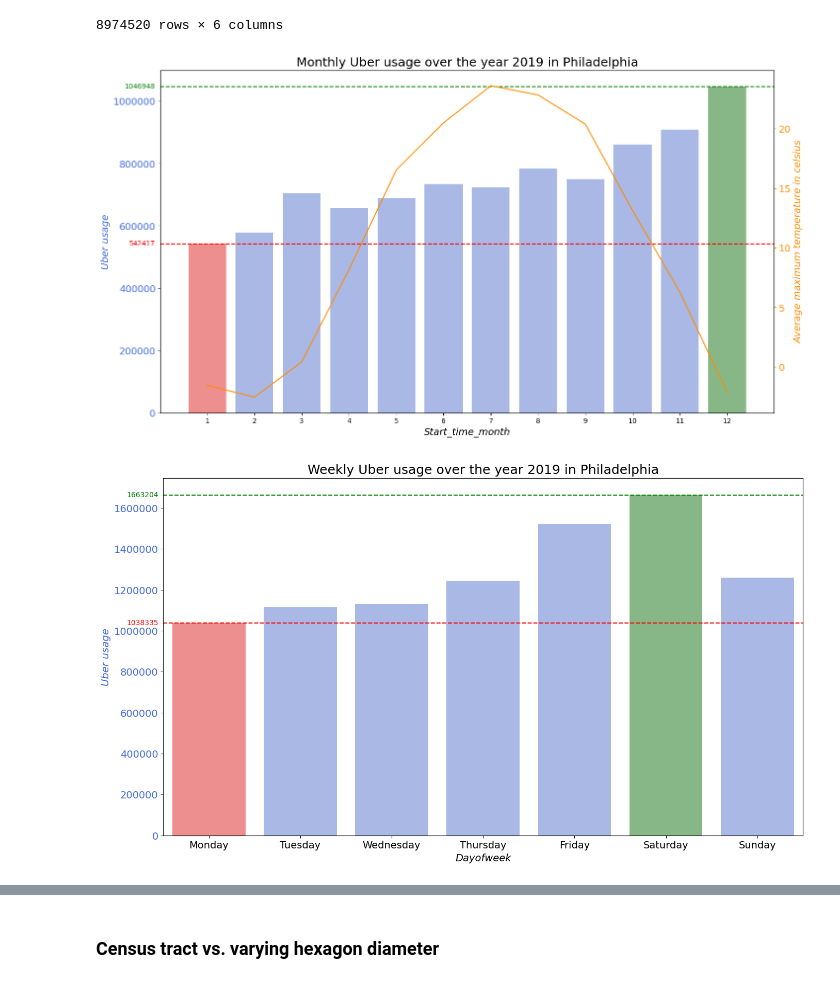
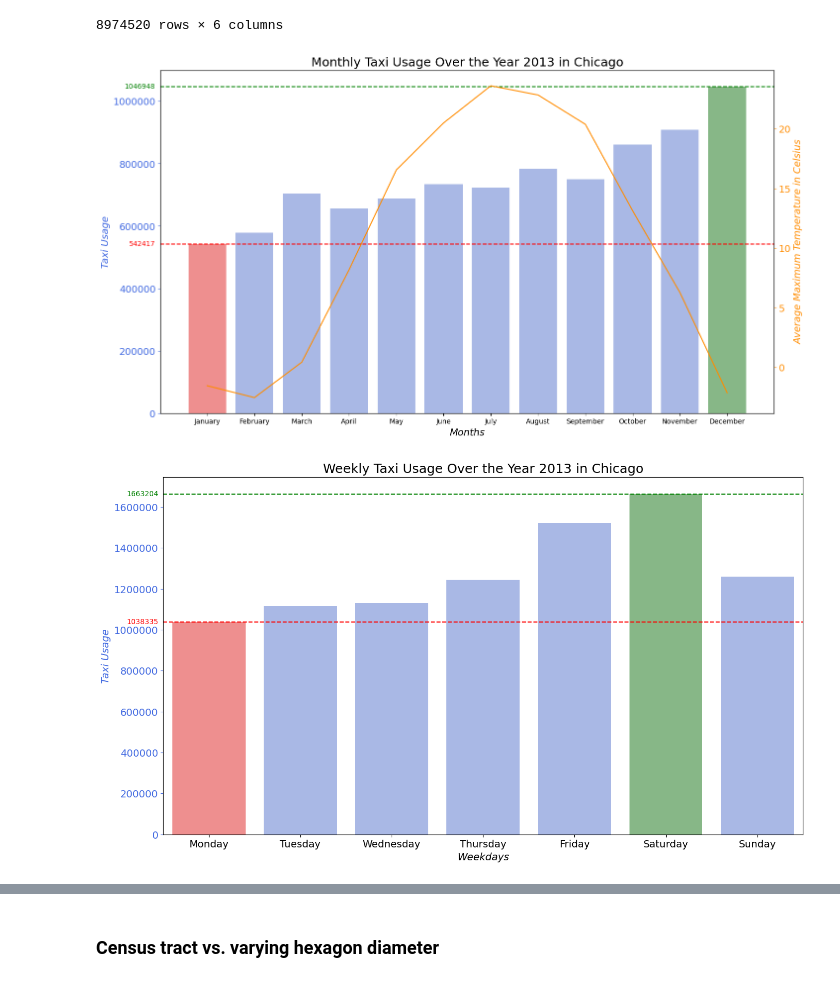
Before and after one commit to Hannah2800/AAA_2023_AdvancedPythonPandas, a Jupyter notebook: Task 2 - Descriptive (Spatial) Analytics - Fleet Usage.ipynb, the cells around one changed output, grey strips where cells are left out. Saved outputs shown, nothing was run; the diff lists cells and outputs as text; code cells hidden in the pictures.

Commit message:
modified title descriptions and x_axis labels

```diff
--- a/Task 2 - Descriptive (Spatial) Analytics - Fleet Usage.ipynb
+++ b/Task 2 - Descriptive (Spatial) Analytics - Fleet Usage.ipynb
@@ -110,7 +92,7 @@ def create_df_average_max_temp(time):
 
     return dfWeather_average_max_temp['temperature_celsius']
 # %%
-def create_plot_for_visualization(plot_type, df, x, y_value, max_temp, title, y_axis_left, y_axis_right, label_pos):
+def create_plot_for_visualization(plot_type, df, x, y_value, max_temp, title, x_axis, y_axis_left, y_axis_right, label_pos):
 
     # Finding the maximum and minimum values
     max_value_id = df[df[y_value] == df[y_value].max()].iloc[0][0]
@@ -149,7 +131,7 @@ def create_plot_for_visualization(plot_type, df, x, y_value, max_temp, title, y_
         sns.lineplot(data = create_df_average_max_temp(x), sort = False, ax=ax2, color='darkorange')
 
     # check which style for the labels of the x axis is requested
-    if x == 'month':
+    if x == 'start_time_month':
         # set ticks on x axis to named months
         plt.xticks(range(len(months)), months, fontsize=14, rotation=0)
     elif x == 'date':
@@ -161,7 +143,7 @@ def create_plot_for_visualization(plot_type, df, x, y_value, max_temp, title, y_
     # styling of the plot
     # set title & axis labels
     ax1.set_title(title, fontsize=18)
-    ax1.set_xlabel(x.capitalize(), fontsize=14, style='oblique')
+    ax1.set_xlabel(x_axis, fontsize=14, style='oblique')
     ax1.set_ylabel(y_axis_left, color="royalblue", fontsize=14, style='oblique')
     if max_temp:
         ax2.set_ylabel(y_axis_right,color="darkorange", fontsize=14, style='oblique')
@@ -179,10 +161,10 @@ def create_plot_for_visualization(plot_type, df, x, y_value, max_temp, title, y_
 # %%
 create_plot_for_visualization("barplot", dfFleet_usage_over_2013.groupby(['start_time_month'])['Trip_ID'].count().reset_index(),
                               'start_time_month', 'Trip_ID', True,
-                             "Monthly Uber usage over the year 2019 in Philadelphia",
-                             "Uber usage", "Average maximum temperature in celsius", -1.1)
+                             "Monthly Taxi Usage Over the Year 2013 in Chicago", "Months",
+                             "Taxi Usage", "Average Maximum Temperature in Celsius", -1.1)
 # %% [output]
-[figure, old version]
+[figure, new version]
 # %%
 dfFleet_usage_over_2013_dayOfWeek = dfFleet_usage_over_2013
 
@@ -195,10 +177,10 @@ dfFleet_usage_over_2013_dayOfWeek = dfFleet_usage_over_2013_dayOfWeek.sort_value
 
 create_plot_for_visualization("barplot", dfFleet_usage_over_2013.groupby(['dayOfWeek'])['Trip_ID'].count().reset_index(),
                                 'dayOfWeek', 'Trip_ID', False,
-                                "Weekly Uber usage over the year 2019 in Philadelphia",
-                                "Uber usage", "Average maximum temperature in celsius", -0.55)
+                                "Weekly Taxi Usage Over the Year 2013 in Chicago", "Weekdays",
+                                "Taxi Usage", "Average maximum temperature in celsius", -0.55)
 # %% [output]
-[figure, old version]
+[figure, new version]
 # %%
 create_plot_for_visualization("barplot", dfFleet_usage_over_2013.groupby(['start_time_hourly'])['Trip_ID'].count().reset_index(),
                                 'start_time_hourly', 'Trip_ID', False,
```
Also changed, not shown: parts of 3 cells of this notebook.
